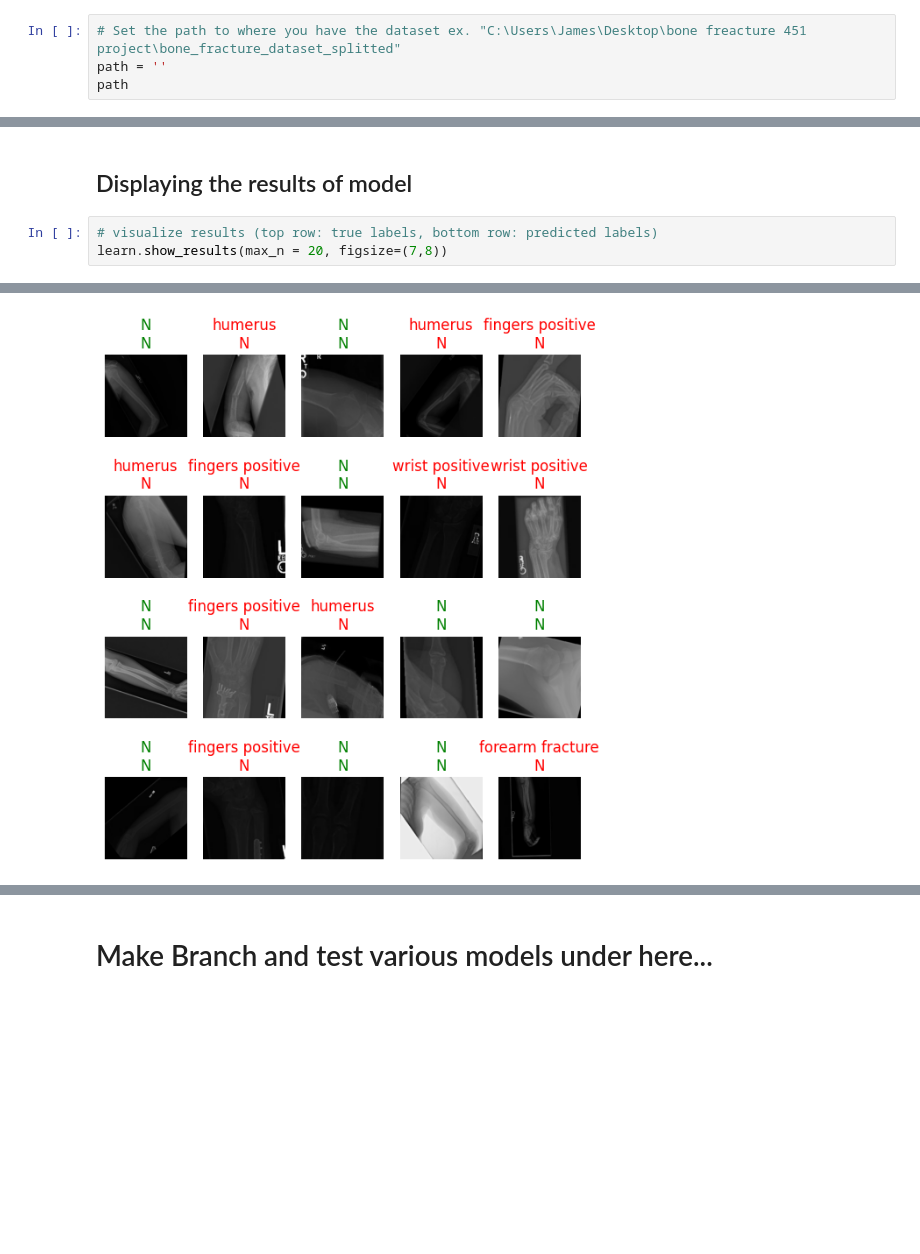
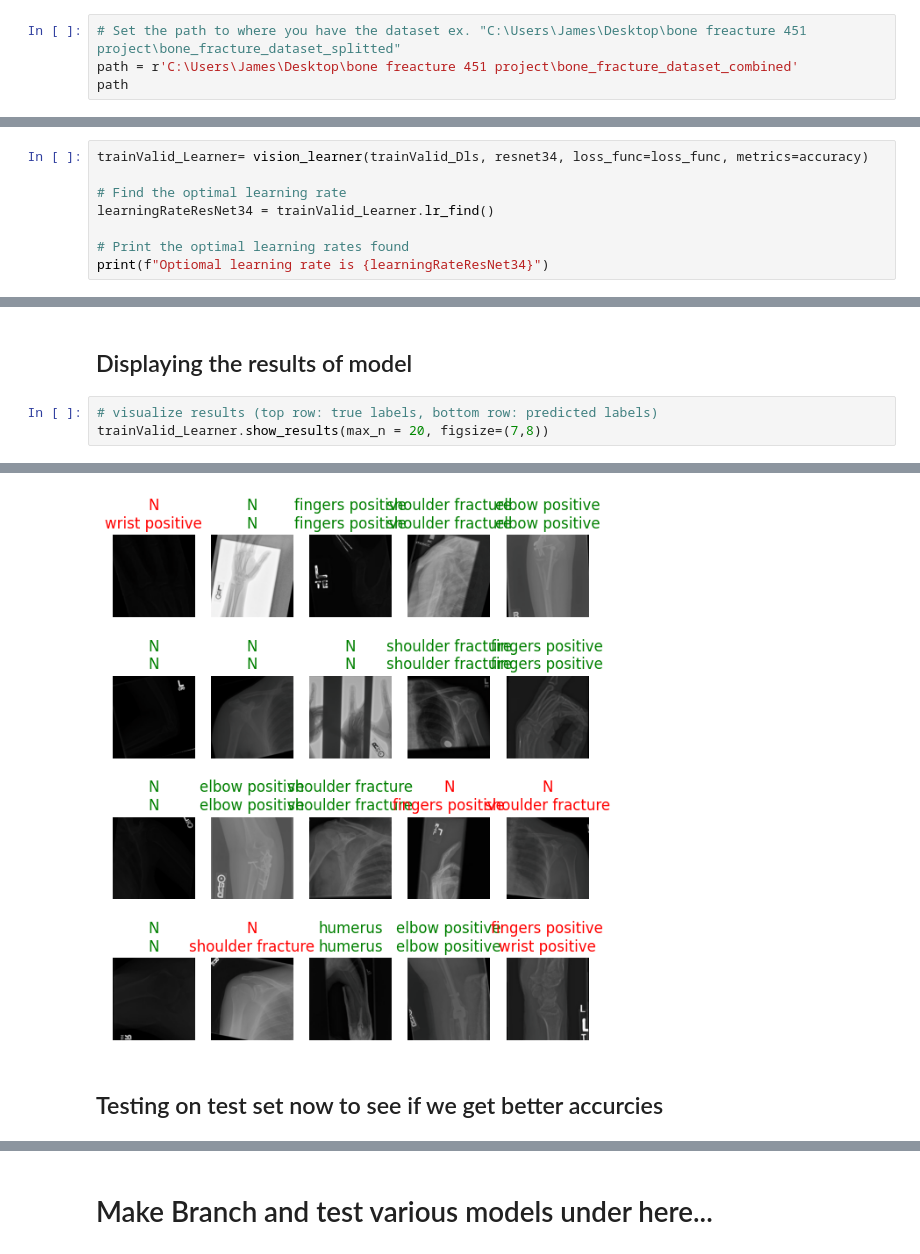
Before and after one commit to JamezP2002/bone-fracture-451-project, a Jupyter notebook: bone fracture MAIN.ipynb, the cells around one changed output, grey strips where cells are left out. Drawn from its saved outputs; the diff is of its cells as text; blank space fills up the shorter version.

```diff
--- a/bone fracture MAIN.ipynb
+++ b/bone fracture MAIN.ipynb
@@ -5,6 +5,6 @@ Getting the path, loading the train/valid and creating datablock
 ~Create a python enviroment version 3.11.8 is possible then install everything in requirements.txt~
 # %%
 # Set the path to where you have the dataset ex. "C:\Users\James\Desktop\bone freacture 451 project\bone_fracture_dataset_splitted"
-path = ''
+path = r'C:\Users\James\Desktop\bone freacture 451 project\bone_fracture_dataset_combined'
 path
 # %% [output]
@@ -152,3 +158,11 @@ loss_func = CrossEntropyLossFlat(weight=class_weights_tensor)
 # testing to make sure it works (Basic Resnet34) just used for reference
 # %% [markdown]
 ## Resnet 34 Test
+# %%
+trainValid_Learner= vision_learner(trainValid_Dls, resnet34, loss_func=loss_func, metrics=accuracy)
+
+# Find the optimal learning rate
+learningRateResNet34 = trainValid_Learner.lr_find()
+
+# Print the optimal learning rates found
+print(f"Optiomal learning rate is {learningRateResNet34}")
@@ -187,5 +193,5 @@ KeyboardInterrupt:
 ## Displaying the results of model
 # %%
 # visualize results (top row: true labels, bottom row: predicted labels)
-learn.show_results(max_n = 20, figsize=(7,8))
+trainValid_Learner.show_results(max_n = 20, figsize=(7,8))
 # %% [output]
@@ -192 +199,3 @@ learn.show_results(max_n = 20, figsize=(7,8))
-[figure, old version]
+[figure, new version]
+# %% [markdown]
+## Testing on test set now to see if we get better accurcies
```
Also changed, not shown: parts of 18 cells of this notebook, 1 other file.
